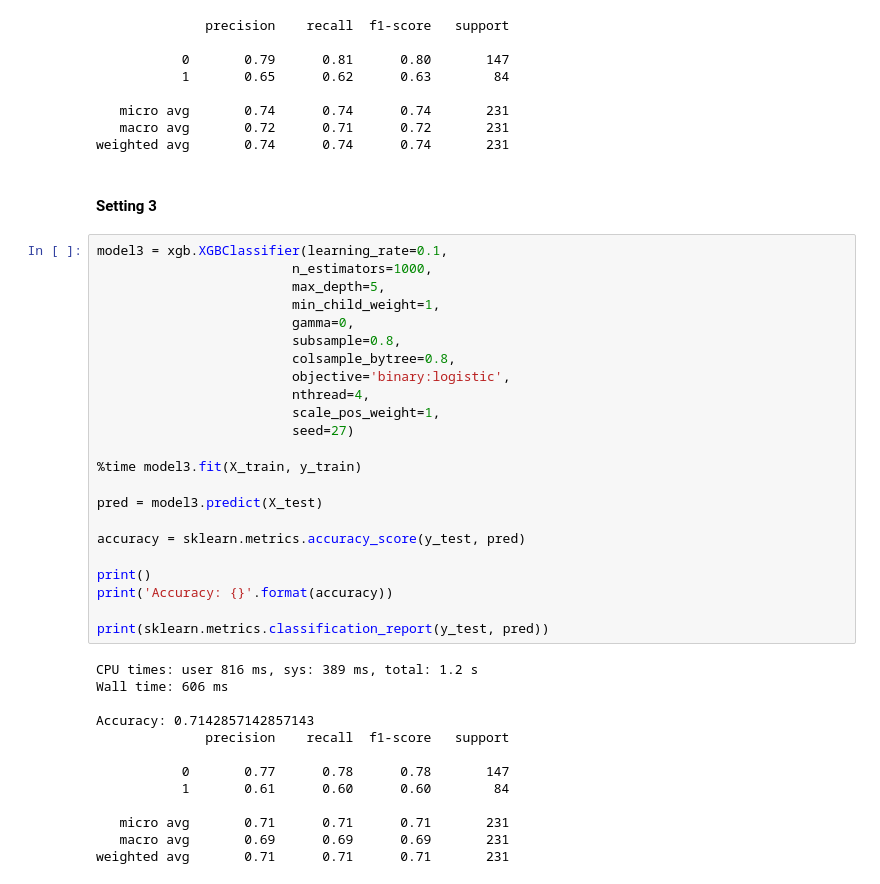
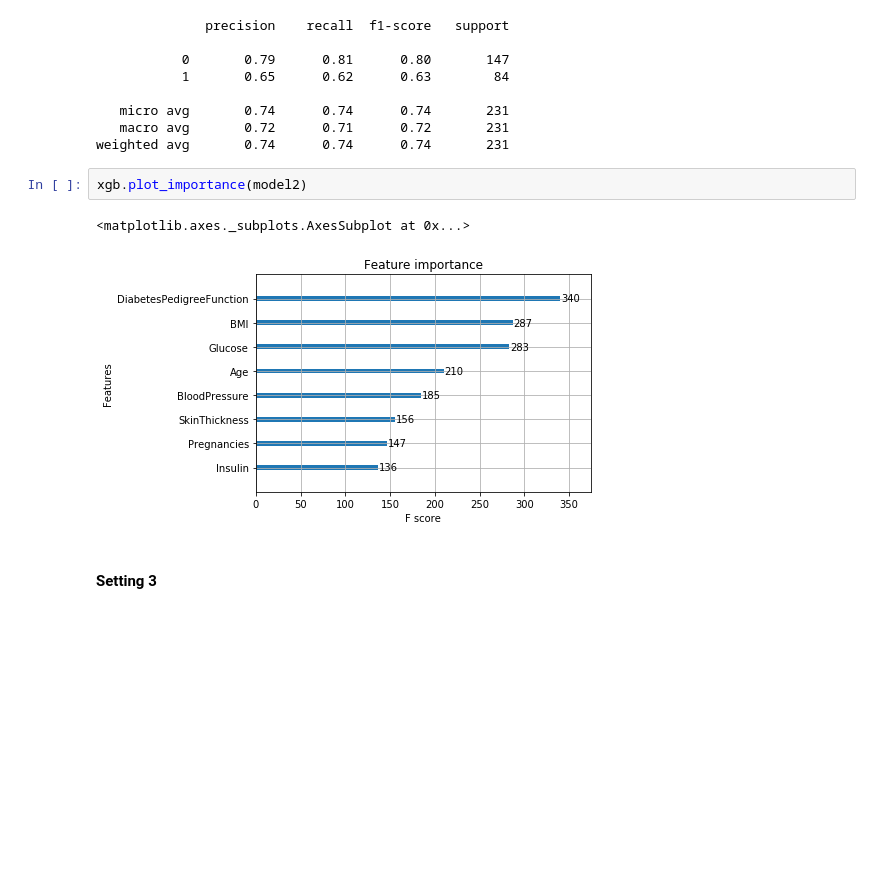
Before and after one commit to Brandon-HY-Lin/kaggle_case_study_author_identification, a Jupyter notebook: step_0_xgboost_classification.ipynb, the cells around one changed output. Drawn from its saved outputs; the diff is of its cells as text; blank space fills up the shorter version.

```diff
--- a/step_0_xgboost_classification.ipynb
+++ b/step_0_xgboost_classification.ipynb
@@ -149,41 +160,10 @@ print(sklearn.metrics.classification_report(y_test, pred))
    micro avg       0.74      0.74      0.74       231
    macro avg       0.72      0.71      0.72       231
 weighted avg       0.74      0.74      0.74       231
+# %%
+xgb.plot_importance(model2)
+# %% [output]
+<matplotlib.axes._subplots.AxesSubplot at 0x...>
+[figure, added]
 # %% [markdown]
 #### Setting 3
-# %%
-model3 = xgb.XGBClassifier(learning_rate=0.1,
-                         n_estimators=1000,
-                         max_depth=5,
-                         min_child_weight=1,
-                         gamma=0,
-                         subsample=0.8,
-                         colsample_bytree=0.8,
-                         objective='binary:logistic',
-                         nthread=4,
-                         scale_pos_weight=1,
-                         seed=27)
-
-%time model3.fit(X_train, y_train)
-
-pred = model3.predict(X_test)
-
-accuracy = sklearn.metrics.accuracy_score(y_test, pred)
-
-print()
-print('Accuracy: {}'.format(accuracy))
-
-print(sklearn.metrics.classification_report(y_test, pred))
-# %% [output]
-CPU times: user 816 ms, sys: 389 ms, total: 1.2 s
-Wall time: 606 ms
-
-Accuracy: 0.7142857142857143
-              precision    recall  f1-score   support
-
-           0       0.77      0.78      0.78       147
-           1       0.61      0.60      0.60        84
-
-   micro avg       0.71      0.71      0.71       231
-   macro avg       0.69      0.69      0.69       231
-weighted avg       0.71      0.71      0.71       231
```
Also changed, not shown: parts of 19 cells of this notebook.
